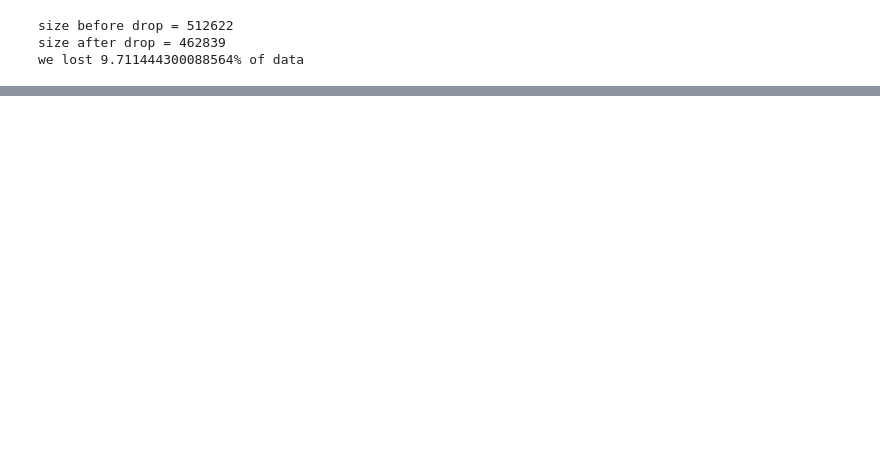
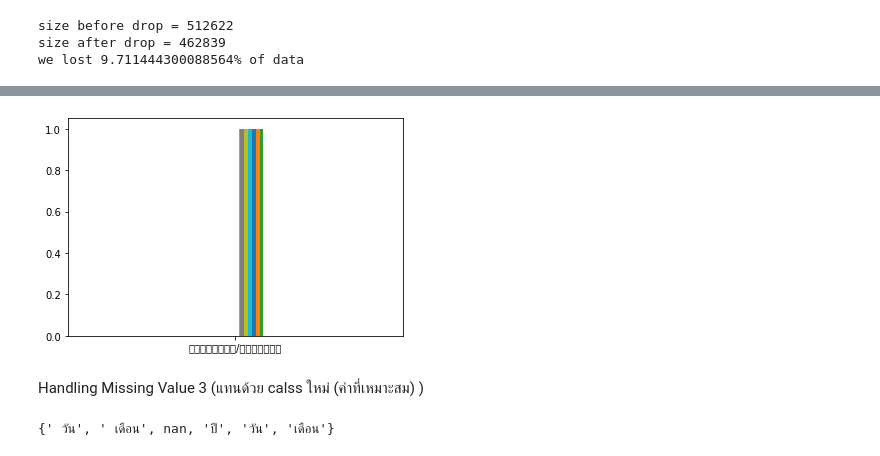
Before and after one commit to nichakornchaisuwan/DWDM21, a Jupyter notebook: Data_Preprocessing(Chapter_3).ipynb, the cells around one changed output, grey strips where cells are left out. Drawn from its saved outputs; the diff is of its cells as text; code cells hidden in the pictures; blank space fills up the shorter version.

Commit message:
Handling Missing 1-3

```diff
--- a/Data_Preprocessing(Chapter_3).ipynb
+++ b/Data_Preprocessing(Chapter_3).ipynb
@@ -243,0 +262,2 @@ we lost 9.711444300088564% of data
+# %%
+data_cases[['risk']] = data_cases[['risk']].fillna('ไม่มีข้อมูล')
@@ -243,0 +284,10 @@ we lost 9.711444300088564% of data
+# %%
+plt.hist(data_cases[['risk']].iloc[-1000:,:]);
+# %% [output]
+[figure, added]
+# %% [markdown]
+Handling Missing Value 3 (แทนด้วย calss ใหม่ (ค่าที่เหมาะสม) )
+# %%
+set(data_cases['Unit'])
+# %% [output]
+{' วัน', ' เดือน', nan, 'ปี', 'วัน', 'เดือน'}
```
Also changed, not shown: parts of 8 cells of this notebook.
